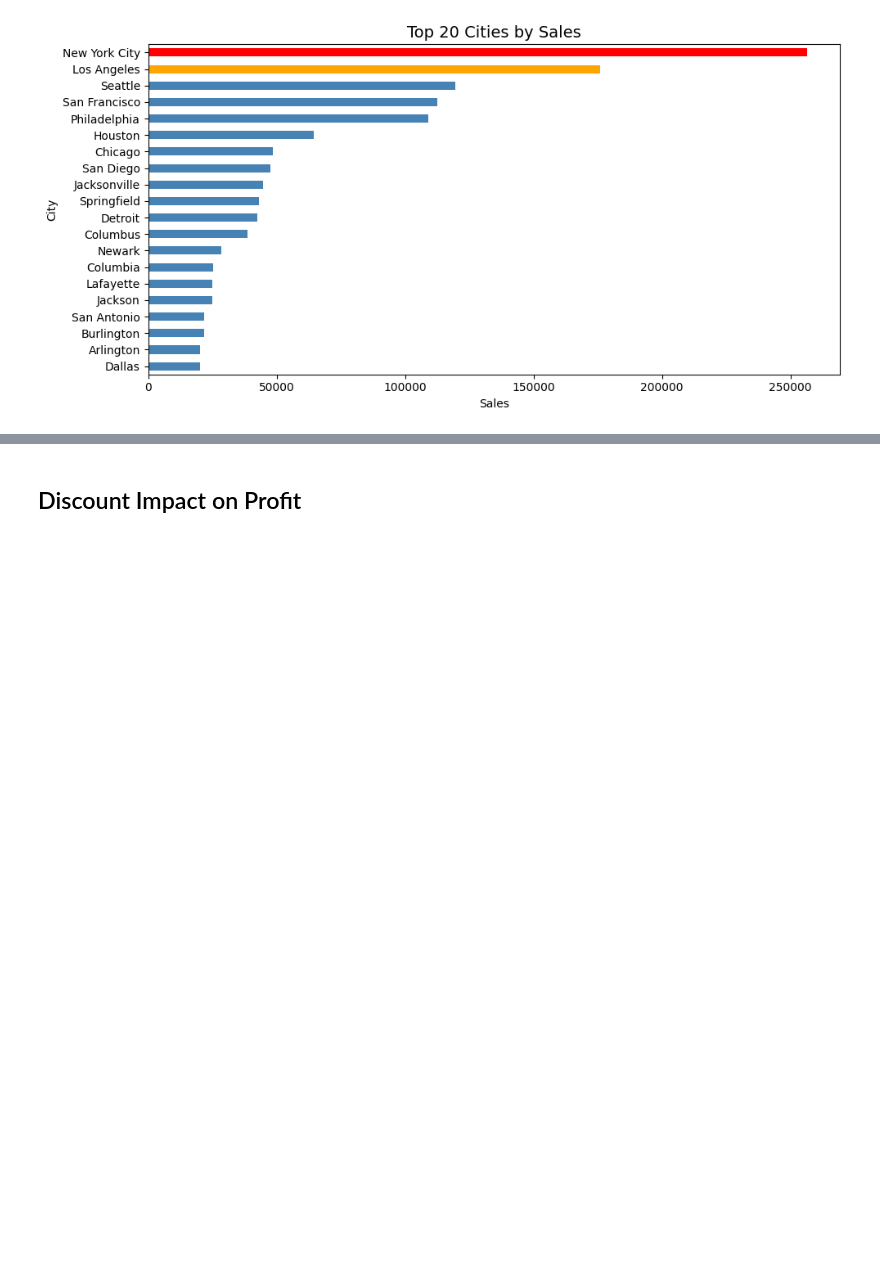
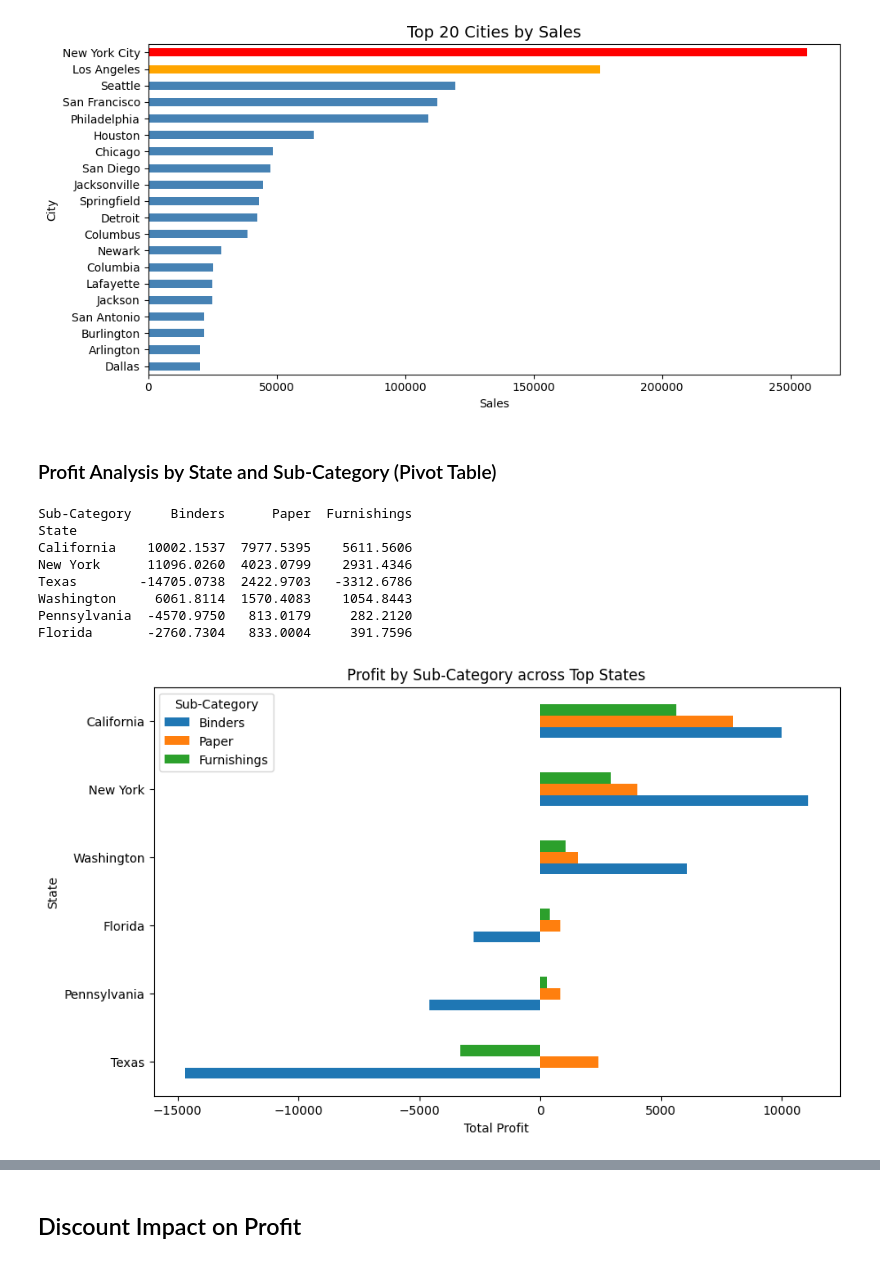
Before and after one commit to alisafiri/Superstore-Data-Analysis, a Jupyter notebook: Notebooks/Superstore_Sales.ipynb, the cells around one changed output, grey strips where cells are left out. Saved outputs shown, nothing was run; the diff lists cells and outputs as text; code cells hidden in the pictures; blank space fills up the shorter version.

Commit message:
Add pivot table analysis and business insights

```diff
--- a/Notebooks/Superstore_Sales.ipynb
+++ b/Notebooks/Superstore_Sales.ipynb
@@ -249,3 +249,46 @@ plt.tight_layout()
 plt.show()
 # %% [output]
 [figure]
+# %% [markdown]
+### Profit Analysis by State and Sub-Category (Pivot Table)
+# %%
+top_states = (
+    df.groupby("State")["Sales"]
+    .sum()
+    .sort_values(ascending=False)
+    .head(6)
+    .index
+)
+
+pivot_profit = df.pivot_table(
+    index='State',
+    columns='Sub-Category',
+    values='Profit',
+    aggfunc='sum'
+)
+
+Selected_Subcat = ['Binders', 'Paper', 'Furnishings']
+
+pivot_profit = pivot_profit.loc[top_states, Selected_Subcat]
+
+print (pivot_profit)
+
+pivot_profit = pivot_profit.loc[
+    pivot_profit.sum(axis=1).sort_values(ascending=True).index
+]
+
+pivot_profit.plot(kind="barh", figsize=(10,6))
+plt.title("Profit by Sub-Category across Top States")
+plt.xlabel("Total Profit")
+plt.ylabel("State")
+plt.show()
+# %% [output]
+Sub-Category     Binders      Paper  Furnishings
+State
+California    10002.1537  7977.5395    5611.5606
+New York      11096.0260  4023.0799    2931.4346
+Texas        -14705.0738  2422.9703   -3312.6786
+Washington     6061.8114  1570.4083    1054.8443
+Pennsylvania  -4570.9750   813.0179     282.2120
+Florida       -2760.7304   833.0004     391.7596
+[figure, added]
```
Also changed, not shown: parts of 1 cell of this notebook, 1 other file.
